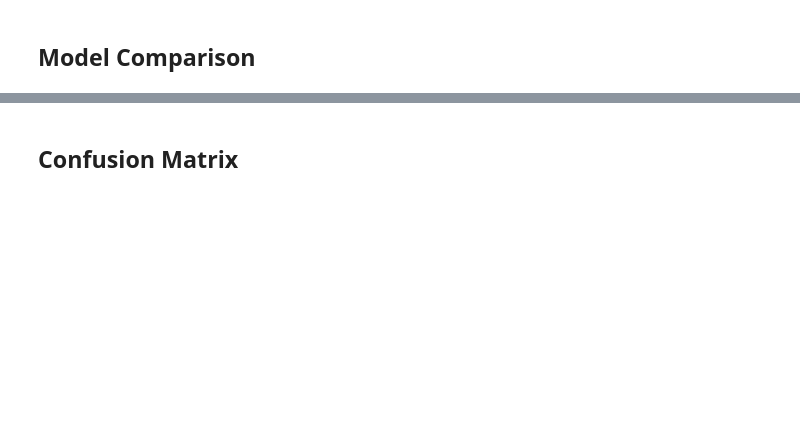
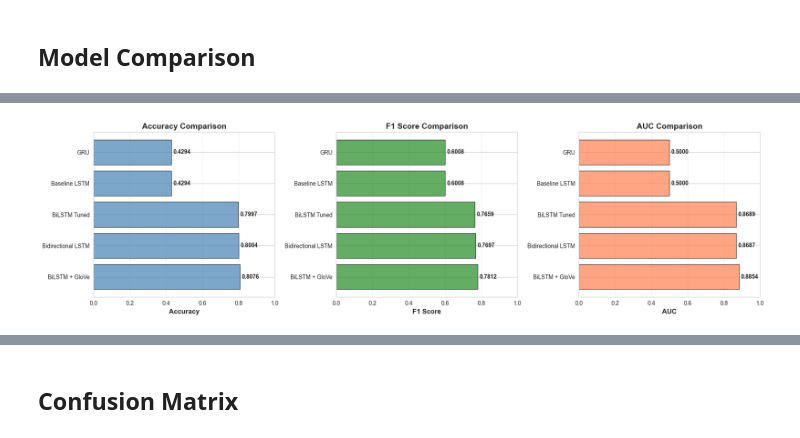
Before and after one commit to trabulium/disaster-tweets-nlp, a Jupyter notebook: disaster_tweets_nlp.ipynb, the cells around one changed output, grey strips where cells are left out. Cells and saved outputs as stored; diff of their text form; code cells hidden in the pictures; blank space fills up the shorter version.

```diff
--- a/disaster_tweets_nlp.ipynb
+++ b/disaster_tweets_nlp.ipynb
@@ -1712,0 +1783,84 @@ weighted avg       0.81      0.81      0.81      1523
+# %%
+# Evaluate all models on validation set
+models_to_compare = [
+    ('Baseline LSTM', model_lstm),
+    ('GRU', model_gru),
+    ('Bidirectional LSTM', model_bilstm),
+    ('BiLSTM Tuned', model_bilstm_tuned),
+    ('BiLSTM + GloVe', model_glove),
+]
+
+results = []
+
+print("=" * 80)
+print("MODEL COMPARISON - VALIDATION SET")
+print("=" * 80)
+
+for name, model in models_to_compare:
+    y_pred_proba = model.predict(X_val, verbose=0)
+    y_pred = (y_pred_proba > 0.5).astype(int).flatten()
+
+    acc = (y_pred == y_val).mean()
+    f1 = f1_score(y_val, y_pred)
+    auc = roc_auc_score(y_val, y_pred_proba)
+
+    results.append({
+        'Model': name,
+        'Accuracy': acc,
+        'F1 Score': f1,
+        'AUC': auc
+    })
+
+    print(f"\n{name}:")
+    print(f"  Accuracy: {acc:.4f}")
+    print(f"  F1 Score: {f1:.4f}")
+    print(f"  AUC:      {auc:.4f}")
+
+# Create comparison dataframe
+results_df = pd.DataFrame(results)
+results_df = results_df.sort_values('F1 Score', ascending=False)
+
+print("\n" + "=" * 80)
+print("RANKED BY F1 SCORE")
+print("=" * 80)
+print(results_df.to_string(index=False))
+
+# Visualise comparison
+fig, axes = plt.subplots(1, 3, figsize=(18, 5))
+
+metrics = ['Accuracy', 'F1 Score', 'AUC']
+colors = ['steelblue', 'forestgreen', 'coral']
+
+for idx, (metric, color) in enumerate(zip(metrics, colors)):
+    ax = axes[idx]
+    bars = ax.barh(results_df['Model'], results_df[metric], color=color, alpha=0.7, edgecolor='black')
+    ax.set_xlabel(metric, fontsize=12, fontweight='bold')
+    ax.set_title(f'{metric} Comparison', fontweight='bold', fontsize=14)
+    ax.grid(axis='x', alpha=0.3)
+    ax.set_xlim([0, 1])
+
+    # Add value labels
+    for bar in bars:
+        width = bar.get_width()
+        ax.text(width + 0.01, bar.get_y() + bar.get_height()/2.,
+                f'{width:.4f}', ha='left', va='center', fontsize=10, fontweight='bold')
+
+plt.tight_layout()
+plt.savefig('images/model_comparison.png', dpi=150, bbox_inches='tight')
+plt.show()
+
+# Summary insights
+print("\n" + "=" * 80)
+print("KEY INSIGHTS")
+print("=" * 80)
+print(f"\nBest Model: {results_df.iloc[0]['Model']}")
+print(f"  F1 Score: {results_df.iloc[0]['F1 Score']:.4f}")
+print(f"  AUC: {results_df.iloc[0]['AUC']:.4f}")
+
+print(f"\nWorst Model: {results_df.iloc[-1]['Model']}")
+print(f"  F1 Score: {results_df.iloc[-1]['F1 Score']:.4f}")
+print(f"  Performance: {'Failed to learn' if results_df.iloc[-1]['F1 Score'] < 0.1 else 'Poor'}")
+
+improvement = results_df.iloc[0]['F1 Score'] - results_df.iloc[-2]['F1 Score']
+print(f"\nImprovement from GloVe embeddings: +{improvement:.4f} ({improvement*100:.2f}%)")
+# %% [output]
@@ -1712,0 +1884 @@ weighted avg       0.81      0.81      0.81      1523
+[figure, added]
```
Also changed, not shown: parts of 13 cells of this notebook, 3 other files.
